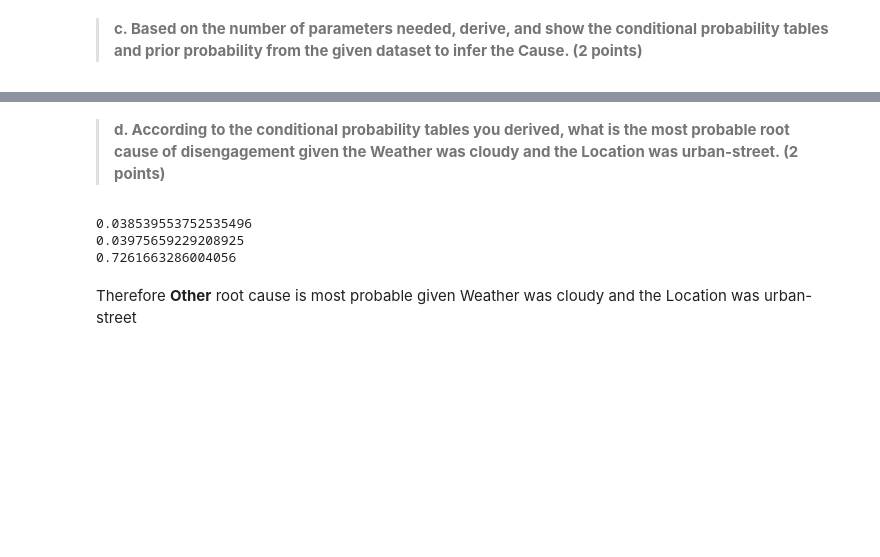
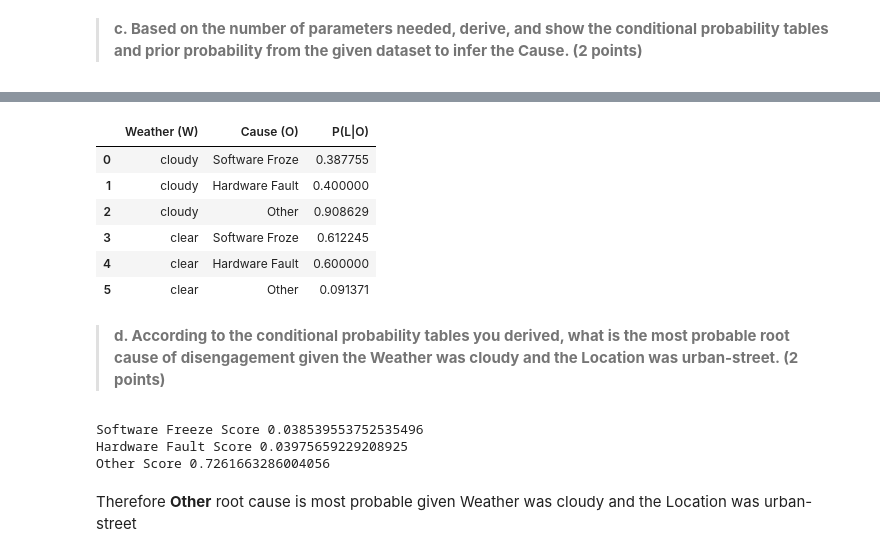
Before and after one commit to mrojaspell/MP1, a Jupyter notebook: MP1_part2.ipynb, the cells around one changed output, grey strips where cells are left out. Saved outputs shown, nothing was run; the diff lists cells and outputs as text; code cells hidden in the pictures; blank space fills up the shorter version.

```diff
--- a/MP1_part2.ipynb
+++ b/MP1_part2.ipynb
@@ -447,3 +485,13 @@ p_clear_given_o = 1 - p_cloudy_given_o
+# %%
+conditional_w_df.head(10)
+# %% [output]
+|  | Weather (W) | Cause (O) | P(L|O) |
+| 0 | cloudy | Software Froze | 0.387755 |
+| 1 | cloudy | Hardware Fault | 0.400000 |
+| 2 | cloudy | Other | 0.908629 |
+| 3 | clear | Software Froze | 0.612245 |
+| 4 | clear | Hardware Fault | 0.600000 |
+| 5 | clear | Other | 0.091371 |
 # %% [markdown]
 >**d. According to the conditional probability tables you derived, what is the most
 probable root cause of disengagement given the Weather was cloudy and the
@@ -453,18 +501,18 @@ Location was urban-street. (2 points)**
 
 # Software Freeze
 score_sf_given_us_cloudy = p_sf * p_us_given_sf * p_cloudy_given_sf
-print(score_sf_given_us_cloudy)
+print("Software Freeze Score",score_sf_given_us_cloudy)
 
 # Hardware Fault
 score_hf_given_us_cloudy = p_hf * p_us_given_hf * p_cloudy_given_hf
-print(score_hf_given_us_cloudy)
+print("Hardware Fault Score",score_hf_given_us_cloudy)
 
 # Other
 score_o_given_us_cloudy = p_o * p_us_given_o * p_cloudy_given_o
-print(score_o_given_us_cloudy)
+print("Other Score",score_o_given_us_cloudy)
 # %% [output]
-0.038539553752535496
-0.03975659229208925
-0.7261663286004056
+Software Freeze Score 0.038539553752535496
+Hardware Fault Score 0.03975659229208925
+Other Score 0.7261663286004056
 # %% [markdown]
 Therefore **Other** root cause is most probable given Weather was cloudy and the Location was urban-street
```
Also changed, not shown: parts of 9 cells of this notebook, 9 other files.
